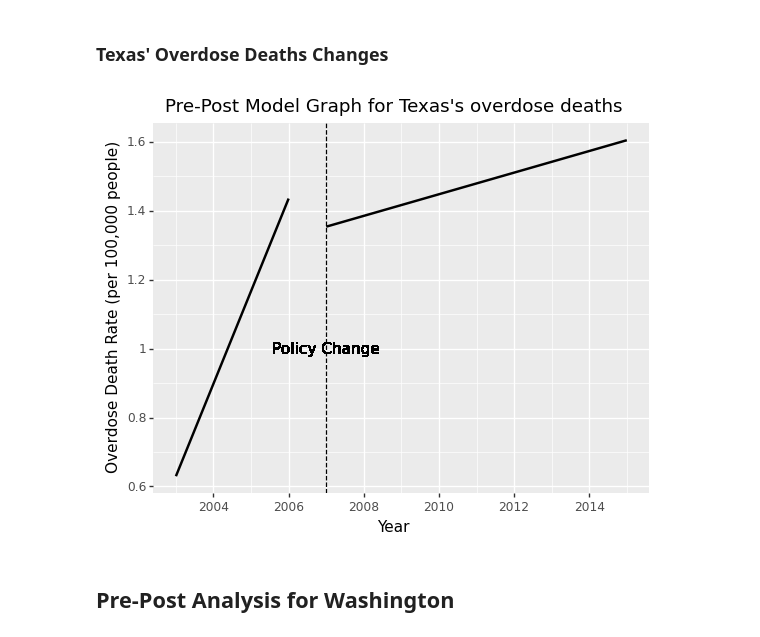
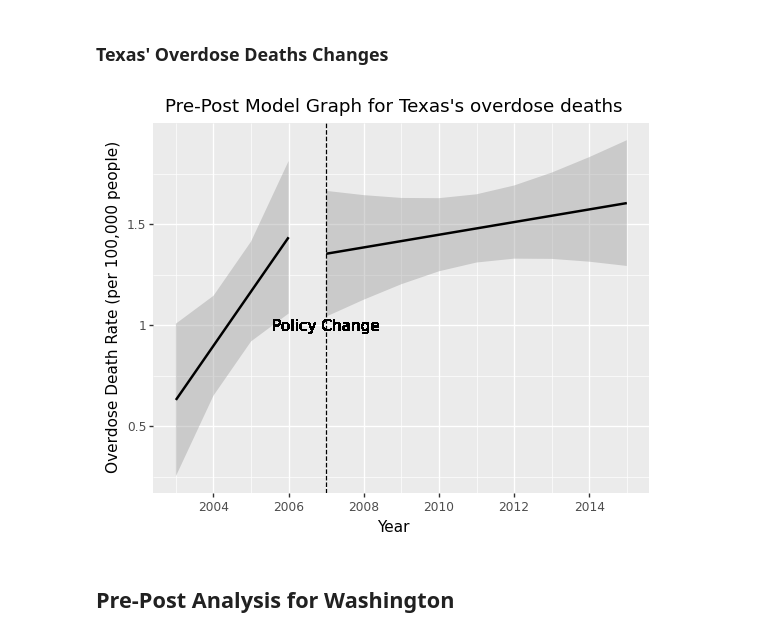
Before and after one commit to Yer1k/opioid_causal_inference, a Jupyter notebook: 10_code/pre-post_analysis.ipynb, the cells around one changed output. Cells and saved outputs as stored; diff of their text form; code cells hidden in the pictures.

```diff
--- a/10_code/pre-post_analysis.ipynb
+++ b/10_code/pre-post_analysis.ipynb
@@ -133,29 +134,29 @@ tx_df = tx_df.groupby(['year', "county_name"], as_index=False).mean()
 # %%
 # plot the effect on overdose deaths during 2003-2015 (policy change in 2007)
 tx_overdose_plot = (
     ggplot(tx_df, aes(x="year", y="death_rate"))
     + geom_smooth(
         method="lm",
         data=tx_df[tx_df["year"] < 2007],
-        se=False,
+        se=True,
     )
     + geom_smooth(
         method="lm",
         data=tx_df[tx_df["year"] >= 2007],
-        se=False,
+        se=True,
     )
     + scale_x_continuous(breaks=[2002, 2004, 2006,
                          2008, 2010, 2012, 2014, 2016])
     + geom_vline(xintercept=2007, linetype="dashed")
     + geom_text(x=2007, y=1, label="Policy Change", color="black")
     + labs(title="Pre-Post Model Graph for Texas's overdose deaths")
     + xlab('Year')
     + ylab('Overdose Death Rate (per 100,000 people)')
 )
 tx_overdose_plot.save("../30_results/prepost_Texas_overdose_deaths.pdf")
 print(tx_overdose_plot)
 # %% [output]
-[figure, old version]
+[figure, new version]
 # %% [markdown]
 ## Pre-Post Analysis for Washington
 # %%
```
Also changed, not shown: parts of 4 cells of this notebook, 5 other files.
